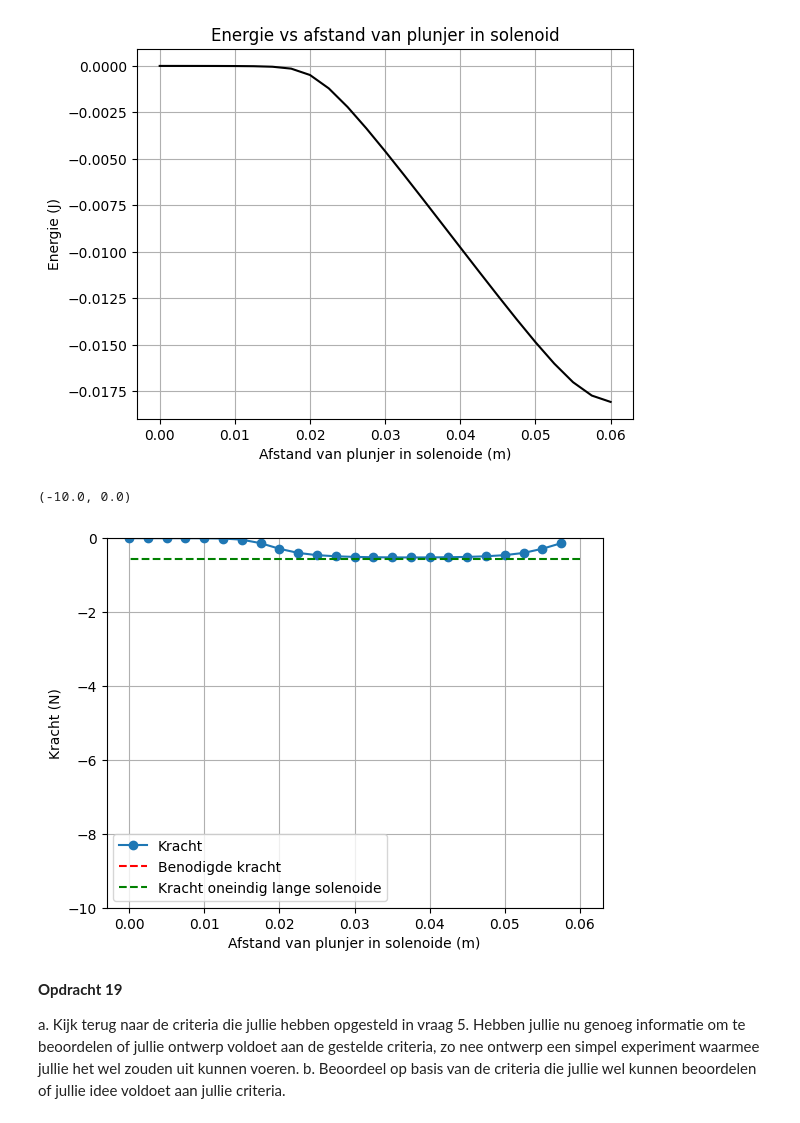
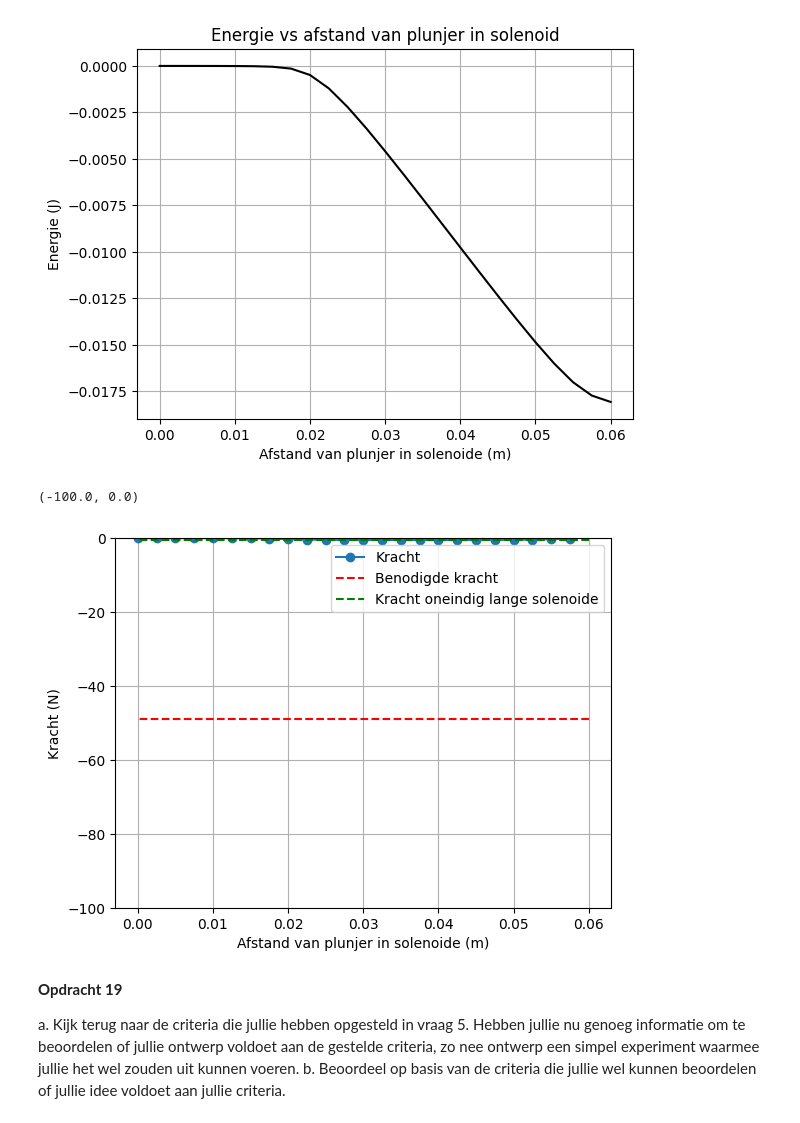
Before and after one commit to ElineSerpenti/opdrachten-DEF-D.EALSerpenti, a Jupyter notebook: Digital ontwerpopdracht 2/2KrachtactuatorOpdracht/KrachtactuatorOpdracht.ipynb, the cells around one changed output. Cells and saved outputs as stored; diff of their text form; code cells hidden in the pictures.

```diff
--- a/Digital ontwerpopdracht 2/2KrachtactuatorOpdracht/KrachtactuatorOpdracht.ipynb
+++ b/Digital ontwerpopdracht 2/2KrachtactuatorOpdracht/KrachtactuatorOpdracht.ipynb
@@ -782,12 +812,9 @@ Zoals je uit je berekening voor het $\mathbf{H}$ kan zien is de energie van de p
 # integrate the field up to point z_p
 # Energie-dichtheid : du / dB = H -> u = 1/2 * mu * H^2 ( J/ m^2 )
 mu_0 = 4 * np.pi * 1e-7
-r_s = 0.01
-print(r_s)
-L_s = 0.03
-print(L_s)
-mu_r = 1000
-Oppervlakte = np.pi * r_s**2
+
+#mu_r = 1000
+Oppervlakte = np.pi * r_sol**2
 z_ax = np.linspace(-L_sol, L_sol/2, 25) # Meetpunten langs de as
 H_lijst = []
 
@@ -798,7 +825,7 @@ for z_meetpunt in z_ax:
     for i in range(len(punten) - 1):
         r_source = (punten[i] + punten[i+1]) / 2
         dl = punten[i+1] - punten[i]
-        dH = field_current_element(r_field, r_source, dl)
+        dH = field_current_element(r_field, r_source, dl, I)
         H_punt += dH
 
     H_lijst.append(H_punt[2]) # Sla alleen de z-component op
@@ -809,7 +836,7 @@ Wz = -0.5 * Oppervlakte * mu_0 * mu_r * np.cumsum(H_ax**2) * (z_ax[1]-z_ax[0])
 
 # hoever is plunjer naar binnen
 # start begint plunjer aan rechterkant van spoel en wordt naar links in -z-richting getrokken.
-plt.plot(L_s/2 - z_ax, np.flipud(Wz), '-k')
+plt.plot(L_sol/2 - z_ax, np.flipud(Wz), '-k')
 plt.title('Energie vs afstand van plunjer in solenoid')
 plt.xlabel('Afstand van plunjer in solenoide (m)'), plt.ylabel('Energie (J)'), plt.grid()
 print(mu_r)
@@ -908,7 +961,7 @@ r_s = r_sp
 print(r_s)
 L_s = 0.1
 print(L_s)
-mu_r = 1000
+# mu_r = 1000
 Oppervlakte = np.pi * r_s**2
 z_ax = np.linspace(-L_sol, L_sol/2, 25) # Meetpunten langs de as
 H_lijst = []
@@ -920,7 +973,7 @@ for z_meetpunt in z_ax:
     for i in range(len(punten) - 1):
         r_source = (punten[i] + punten[i+1]) / 2
         dl = punten[i+1] - punten[i]
-        dH = field_current_element(r_field, r_source, dl)
+        dH = field_current_element(r_field, r_source, dl, I)
         H_punt += dH
 
     H_lijst.append(H_punt[2]) # Sla alleen de z-component op
@@ -935,6 +988,8 @@ plt.plot(L_s/2 - z_ax, np.flipud(Wz), '-k')
 plt.title('Energie vs afstand van plunjer in solenoid')
 plt.xlabel('Afstand van plunjer in solenoide (m)'), plt.ylabel('Energie (J)'), plt.grid()
 print(mu_r)
+print(L_s)
+print(L_sol)
 # %% [output]
 0.015
 0.1
@@ -1027,7 +1115,7 @@ for z_meetpunt in z_ax:
     for i in range(len(punten) - 1):
         r_source = (punten[i] + punten[i+1]) / 2
         dl = punten[i+1] - punten[i]
-        dH = field_current_element(r_field, r_source, dl)
+        dH = field_current_element(r_field, r_source, dl, I)
         H_punt += dH
 
     H_lijst.append(H_punt[2]) # Sla alleen de z-component op
@@ -1048,18 +1136,18 @@ print(mu_r)
 1000
 [figure]
 # %%
-force_analytical = -mu_0*mu_r*np.pi*r_s**2*aantal_omwent**2*I**2/2/L_s**2 # Kracht uitrekenen numeriek
+force_analytical = -mu_0*mu_r*np.pi*r_s**2*N_wendinge_spoel**2*I**2/2/L_s**2 # Kracht uitrekenen numeriek
 force_numerical=np.diff(Wz, n=1, append=[0])/(z_ax[1] - z_ax[0]) # Kracht uitrekenen
 
 # Plotting the results
 plt.plot(L_s/2 - z_ax, np.flipud(force_numerical), '-o', label='Kracht')
 plt.plot(L_s/2 - z_ax, (-5*9.8)*np.ones(n_ax), '--r', label='Benodigde kracht')
 plt.plot(L_s/2 - z_ax, force_analytical*np.ones(n_ax), '--g', label='Kracht oneindig lange solenoide')
 plt.xlabel('Afstand van plunjer in solenoide (m)'), plt.ylabel('Kracht (N)'), plt.grid(), plt.legend()
-plt.ylim([-10, 0])
+plt.ylim([-100, 0])
 # %% [output]
-(-10.0, 0.0)
+(-100.0, 0.0)
-[figure, old version]
+[figure, new version]
 # %% [markdown]
 **Opdracht 19**
 
```
Also changed, not shown: parts of 11 cells of this notebook.
